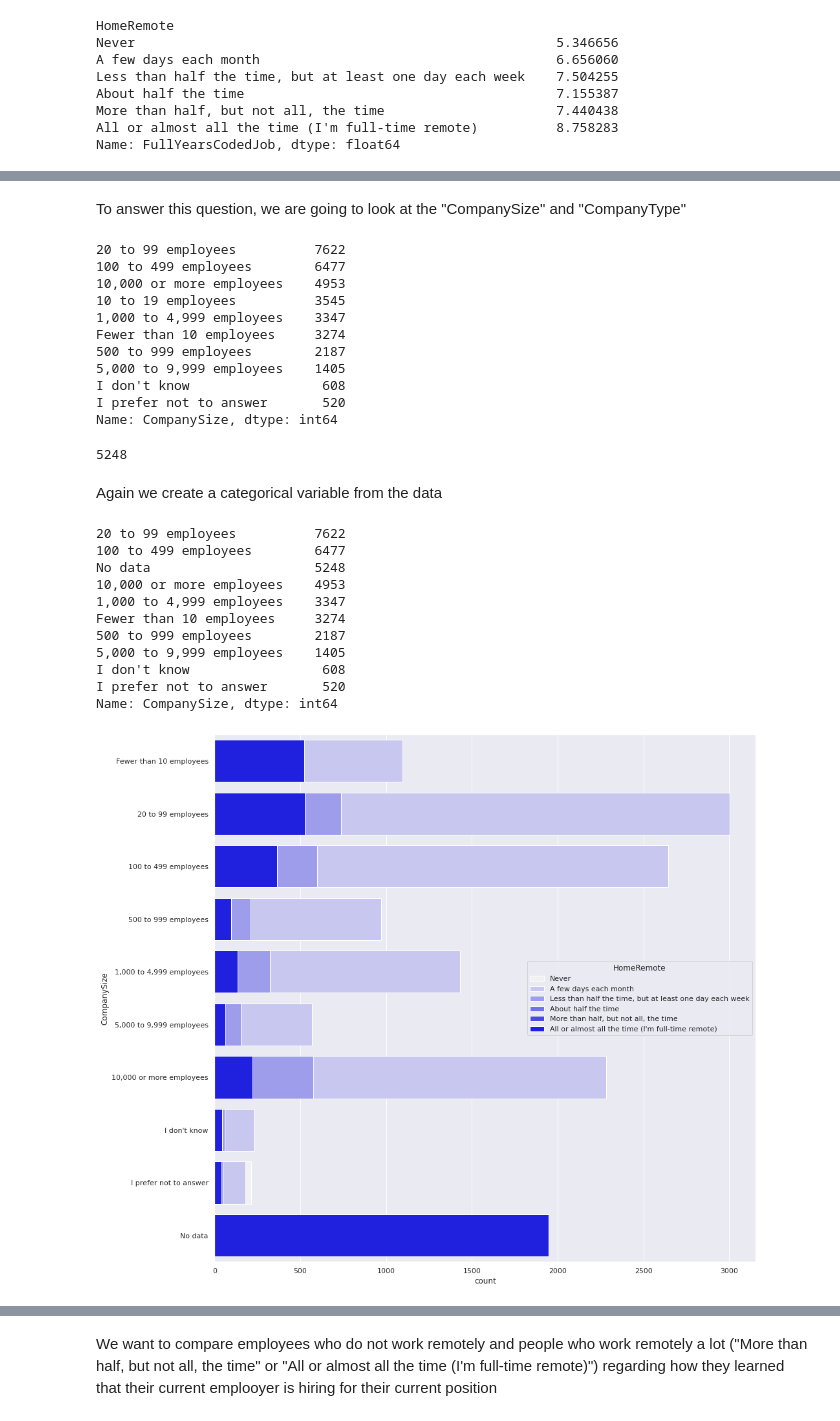
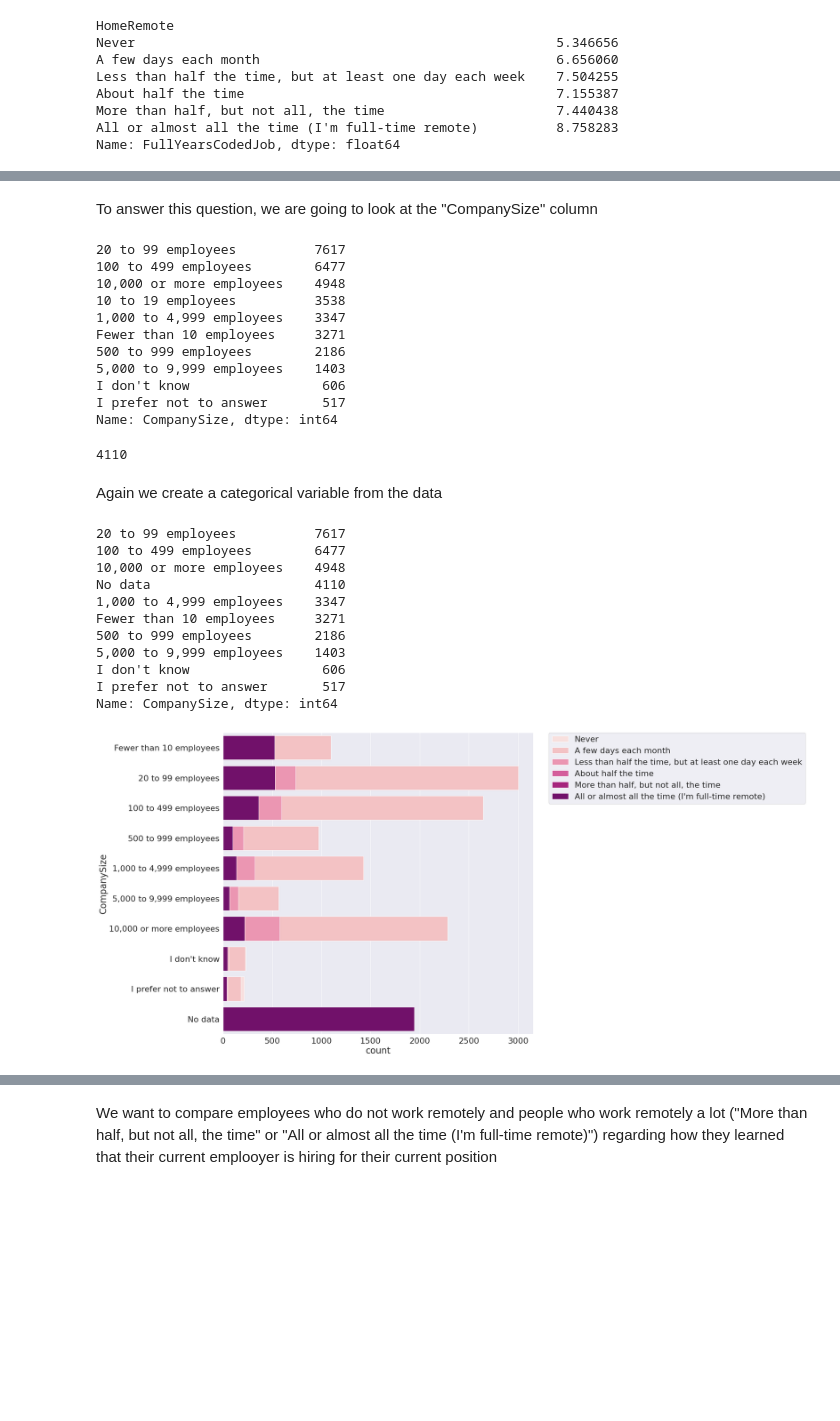
Before and after one commit to Martin-1997/remote_work_analysis, a Jupyter notebook: data_analysis.ipynb, the cells around one changed output, grey strips where cells are left out. Drawn from its saved outputs; the diff is of its cells as text; code cells hidden in the pictures; blank space fills up the shorter version.

```diff
--- a/data_analysis.ipynb
+++ b/data_analysis.ipynb
@@ -23,9 +7,12 @@ First, we need to understand the objectives of the project and the questions we
 # %%
 import os
 import pandas as pd
+import matplotlib.pyplot as plt
 import seaborn as sns
-#import matplotlib as plt
+# Basic settings for plots
 sns.set_theme(style="whitegrid")
+sns.set(rc={'figure.figsize':(15, 15)})
+sns.set(font_scale=2)
 # %%
 # Define the data paths and load the data as Pandas dataframes
 results_public_path = "./data/survey-results-public.csv"
@@ -223,7 +219,7 @@ df_working = df_public.loc[~df_public["Professional"].isin(options)].copy()
 # %% [markdown]
 There are still more than 1200 missing values! We are going to replace these values with a own category, because maybe the information can be useful in the future. Hence, we fill the string "No information" to all the missing fields.
 # %%
-df_working["HomeRemote"].fillna("No information", inplace=True)
+df_working["HomeRemote"].fillna(value="No information", inplace=True)
 # %% [markdown]
 This column contains categorical information, therefore we change the datatype of the column. Additionally, the categories are in a order and can be compared to each other regarding home much time an emplooyee works remotely or at home.
 We can use CategoricalDtype to specify our own categories and to order them appropriately
@@ -243,7 +239,7 @@ homeRemote_cat_strings = ["Never",
 homeRemote_cats = CategoricalDtype(categories = homeRemote_cat_strings, ordered = True)
 
 # Converting a column to the "category" datatype
-df_working["HomeRemote"] = df_public["HomeRemote"].astype(homeRemote_cats)
+df_working["HomeRemote"] = df_working["HomeRemote"].astype(homeRemote_cats)
 # %%
 df_working["HomeRemote"].describe()
 # %% [output]
@@ -267,8 +263,9 @@ No information                                                 0
 Name: HomeRemote, dtype: int64
 # %%
 # ... create a bar chart to visualize the frequency of the categories
-
-plot = sns.countplot(x = df_working["HomeRemote"], color='blue', order = homeRemote_cat_strings)
+sns.set_palette("Set1")
+plot = sns.countplot(x = df_working["HomeRemote"], order = homeRemote_cat_strings) #  color='blue',
+plot.set_title('Absolute occurances of HomeRemote-categories')
 # Set the order manually by providing the string list of the categories
 dummy_var = plot.set_xticklabels(labels = homeRemote_cat_strings, rotation=90)
 # %% [output]
@@ -496,23 +515,23 @@ df_working.head()
 # %% [markdown]
-To answer this question, we are going to look at the "CompanySize" and "CompanyType"
+To answer this question, we are going to look at the "CompanySize" column
 # %%
 df_working["CompanySize"].value_counts()
 # %% [output]
-20 to 99 employees          7622
+20 to 99 employees          7617
 100 to 499 employees        6477
-10,000 or more employees    4953
-10 to 19 employees          3545
+10,000 or more employees    4948
+10 to 19 employees          3538
 1,000 to 4,999 employees    3347
-Fewer than 10 employees     3274
-500 to 999 employees        2187
-5,000 to 9,999 employees    1405
-I don't know                 608
-I prefer not to answer       520
+Fewer than 10 employees     3271
+500 to 999 employees        2186
+5,000 to 9,999 employees    1403
+I don't know                 606
+I prefer not to answer       517
 Name: CompanySize, dtype: int64
 # %%
 df_working["CompanySize"].isnull().sum()
 # %% [output]
-5248
+4110
 # %% [markdown]
 Again we create a categorical variable from the data
 # %%
@@ -536,19 +555,22 @@ df_working["CompanySize"] = df_working["CompanySize"].astype(CompanySize_cats)
 # %%
 df_working["CompanySize"].value_counts()
 # %% [output]
-20 to 99 employees          7622
+20 to 99 employees          7617
 100 to 499 employees        6477
-No data                     5248
-10,000 or more employees    4953
+10,000 or more employees    4948
+No data                     4110
 1,000 to 4,999 employees    3347
-Fewer than 10 employees     3274
-500 to 999 employees        2187
-5,000 to 9,999 employees    1405
-I don't know                 608
-I prefer not to answer       520
+Fewer than 10 employees     3271
+500 to 999 employees        2186
+5,000 to 9,999 employees    1403
+I don't know                 606
+I prefer not to answer       517
 Name: CompanySize, dtype: int64
 # %%
-sns.set(rc={'figure.figsize':(15, 15)})
-ax = sns.countplot(y = df_working["CompanySize"], hue = df_working["HomeRemote"], color='blue', dodge=False, orient="v",   order = CompanySize_cat_strings)
+sns.set_palette("RdPu")
+plt = sns.countplot(y = df_working["CompanySize"], hue = df_working["HomeRemote"],  dodge=False, orient="v",   order = CompanySize_cat_strings) # color='blue',
+# Plot the legend outside of the main plot
+dummy_var = plt.legend(bbox_to_anchor=(1.05, 1), loc=2, borderaxespad=0.)
+#dummy_var = plt.legend(loc='lower right',fontsize = "small")
 # %% [output]
-[figure, old version]
+[figure, new version]
```
Also changed, not shown: parts of 60 cells of this notebook, 1 other file.
